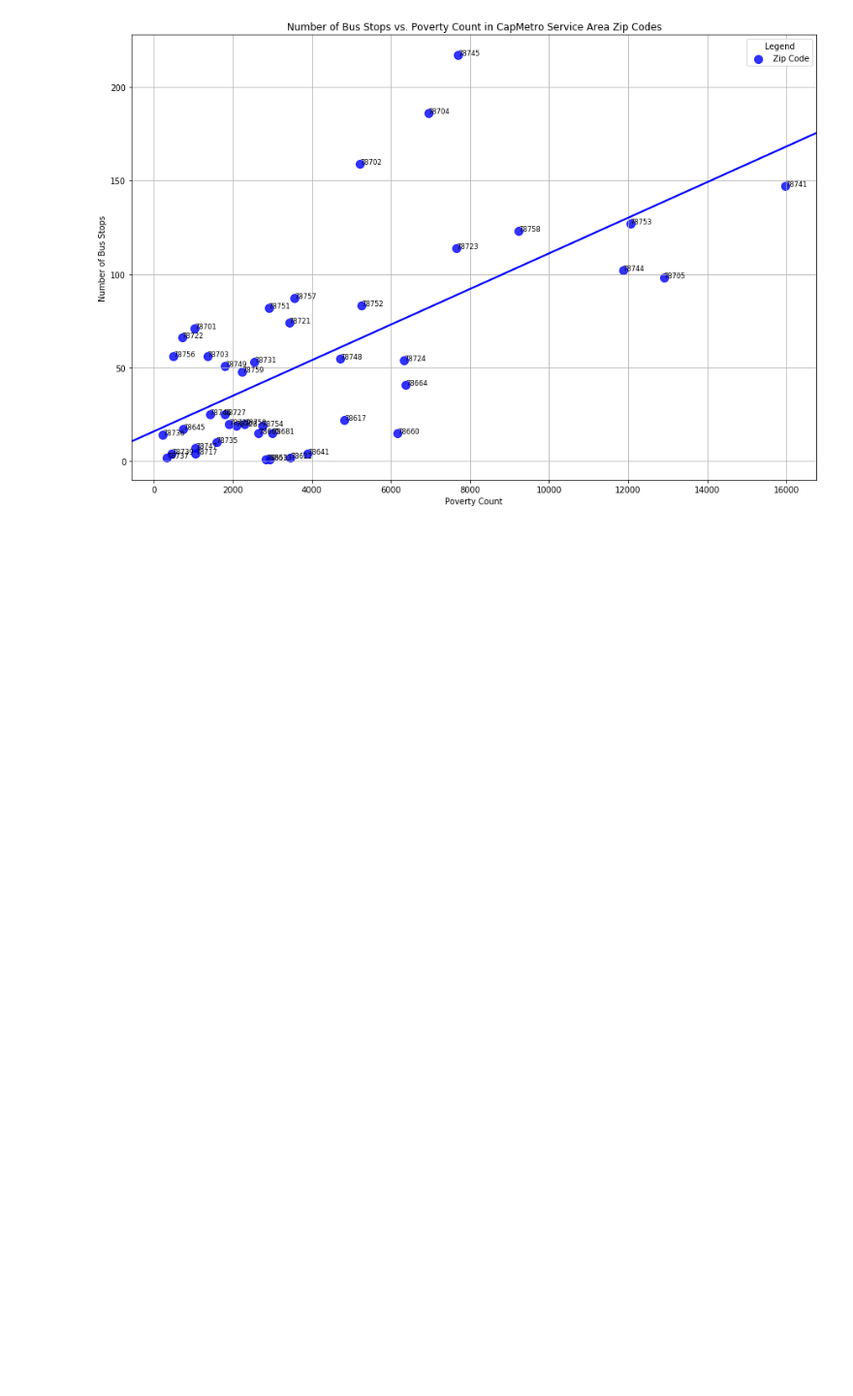
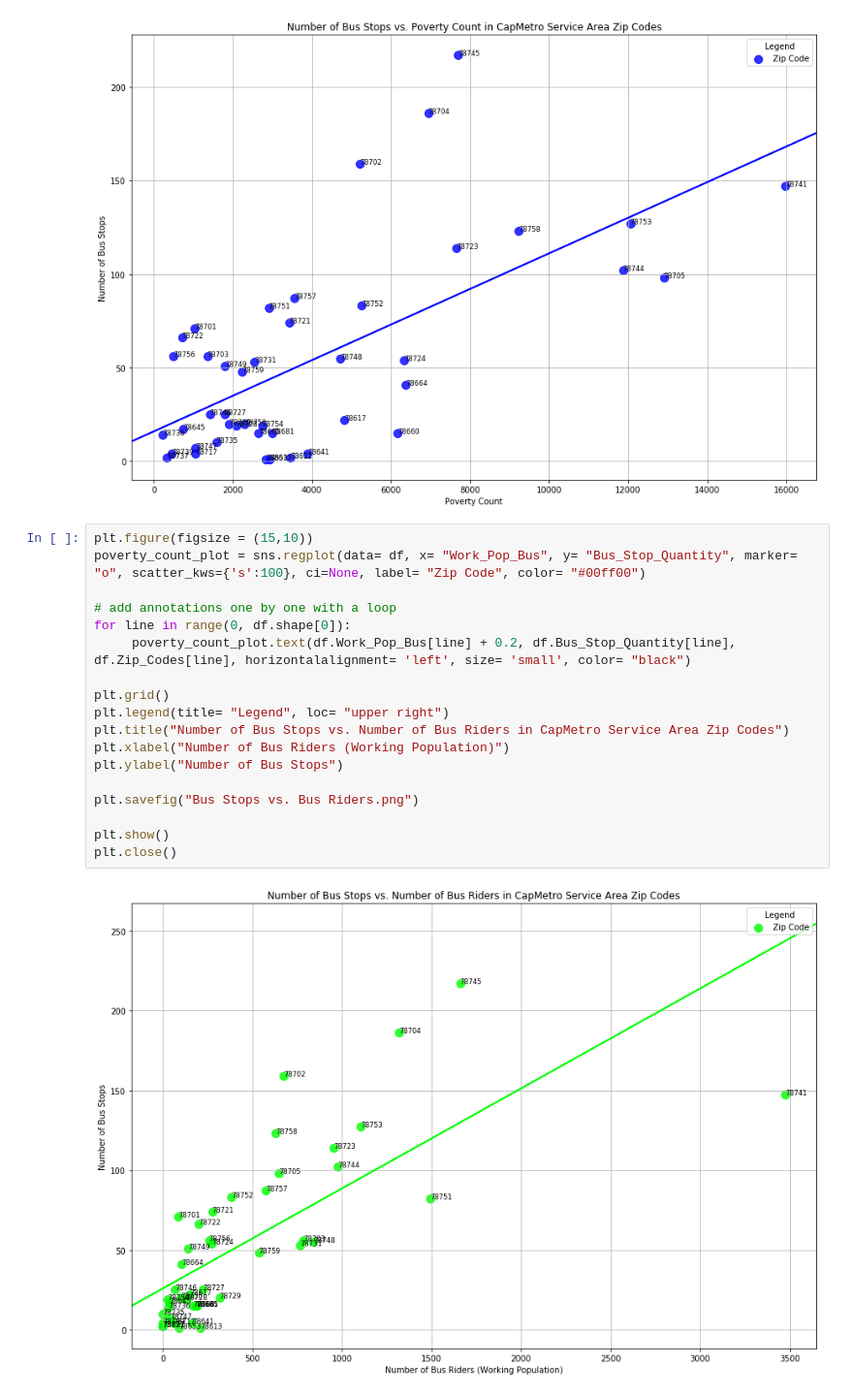
Before and after one commit to NaremanD/Project_1, a Jupyter notebook: Group_Project.ipynb, the cells around one changed output. Shown: that part at 97% size. Saved outputs shown, nothing was run; the diff lists cells and outputs as text; blank space fills up the shorter version.

Commit message:
Added Additional Plots

```diff
--- a/Group_Project.ipynb
+++ b/Group_Project.ipynb
@@ -198,3 +200,23 @@ plt.show()
 plt.close()
 # %% [output]
 [figure]
+# %%
+plt.figure(figsize = (15,10))
+poverty_count_plot = sns.regplot(data= df, x= "Work_Pop_Bus", y= "Bus_Stop_Quantity", marker= "o", scatter_kws={'s':100}, ci=None, label= "Zip Code", color= "#00ff00")
+
+# add annotations one by one with a loop
+for line in range(0, df.shape[0]):
+     poverty_count_plot.text(df.Work_Pop_Bus[line] + 0.2, df.Bus_Stop_Quantity[line], df.Zip_Codes[line], horizontalalignment= 'left', size= 'small', color= "black")
+
+plt.grid()
+plt.legend(title= "Legend", loc= "upper right")
+plt.title("Number of Bus Stops vs. Number of Bus Riders in CapMetro Service Area Zip Codes")
+plt.xlabel("Number of Bus Riders (Working Population)")
+plt.ylabel("Number of Bus Stops")
+
+plt.savefig("Bus Stops vs. Bus Riders.png")
+
+plt.show()
+plt.close()
+# %% [output]
+[figure, added]
```
Also changed, not shown: parts of 4 cells of this notebook, 4 other files.
